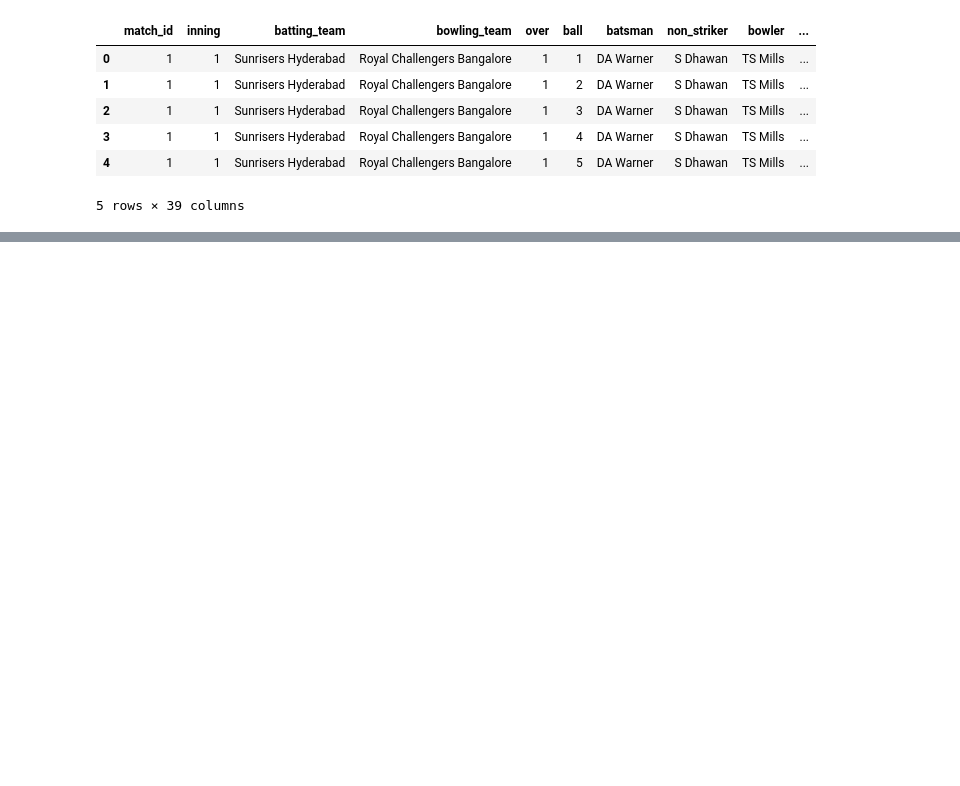
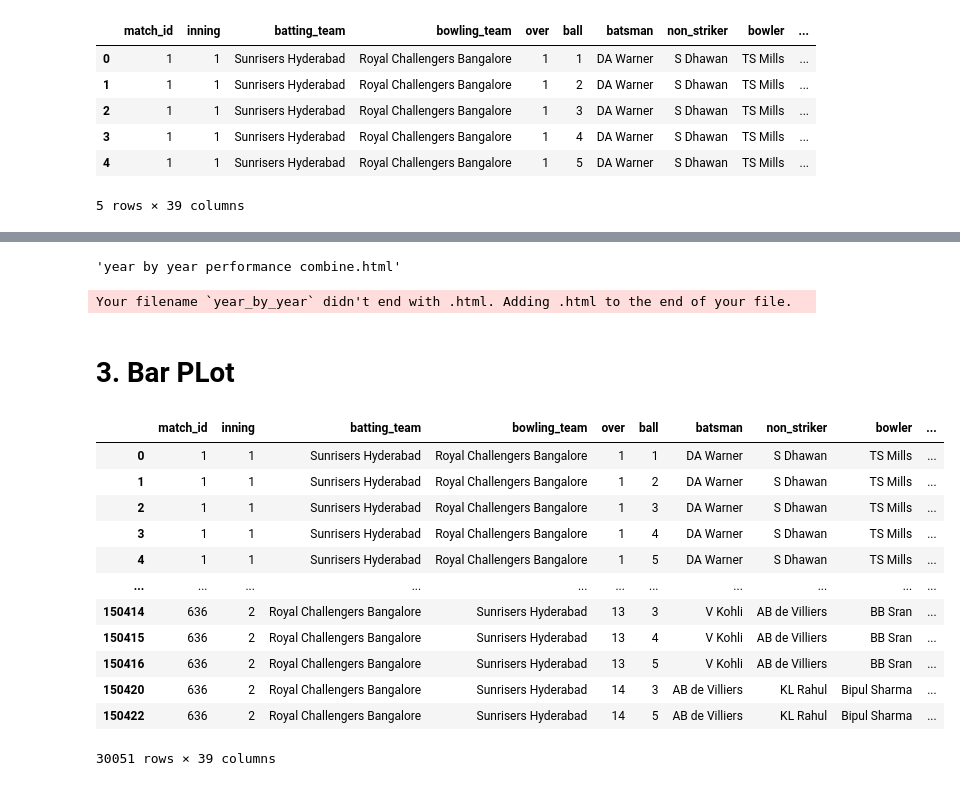
Before and after one commit to Nihar109/plotly, a Jupyter notebook: plotly.ipynb, the cells around one changed output, grey strips where cells are left out. Cells and saved outputs as stored; diff of their text form; code cells hidden in the pictures; blank space fills up the shorter version.

```diff
--- a/plotly.ipynb
+++ b/plotly.ipynb
@@ -66,0 +459,20 @@ ipl.head()
+# %%
+trace = go.Scatter(x=performance.season,
+                   y=performance.batsman_runs,
+                   mode='lines+markers',marker={'color':'#00a65a'}
+                  ,name = 'Virat Kohli')
+
+trace1 = go.Scatter(x=performance1.season,
+                   y=performance1.batsman_runs,
+                   mode='lines+markers',
+                   name='MS Dhoni')
+
+data = [trace,trace1]
+
+layout = go.Layout(title='Year by Year Performnace',
+                  xaxis={'title':'Season'},
+                  yaxis={'title':'Runs'})
+fig = go.Figure(data=data,layout=layout)
+pyo.plot(fig,filename='year by year performance combine')
+# %% [output]
+'year by year performance combine.html'
@@ -66,0 +502,25 @@ ipl.head()
+# %%
+batsman_comp('V Kohli', 'RG Sharma', 'DA Warner', 'MS Dhoni')
+# %% [output]
+Your filename `year_by_year` didn't end with .html. Adding .html to the end of your file.
+# %% [markdown]
+# 3. Bar PLot
+# %%
+top10= ipl.groupby('batsman')['batsman_runs'].sum().sort_values(ascending=False).head(10).index.to_list()
+# %%
+top10_df = ipl[ipl['batsman'].isin(top10)]
+top10_df
+# %% [output]
+|  | match_id | inning | batting_team | bowling_team | over | ball | batsman | non_striker | bowler | ... |
+| 0 | 1 | 1 | Sunrisers Hyderabad | Royal Challengers Bangalore | 1 | 1 | DA Warner | S Dhawan | TS Mills | ... |
+| 1 | 1 | 1 | Sunrisers Hyderabad | Royal Challengers Bangalore | 1 | 2 | DA Warner | S Dhawan | TS Mills | ... |
+| 2 | 1 | 1 | Sunrisers Hyderabad | Royal Challengers Bangalore | 1 | 3 | DA Warner | S Dhawan | TS Mills | ... |
+| 3 | 1 | 1 | Sunrisers Hyderabad | Royal Challengers Bangalore | 1 | 4 | DA Warner | S Dhawan | TS Mills | ... |
+| 4 | 1 | 1 | Sunrisers Hyderabad | Royal Challengers Bangalore | 1 | 5 | DA Warner | S Dhawan | TS Mills | ... |
+| ... | ... | ... | ... | ... | ... | ... | ... | ... | ... | ... |
+| 150414 | 636 | 2 | Royal Challengers Bangalore | Sunrisers Hyderabad | 13 | 3 | V Kohli | AB de Villiers | BB Sran | ... |
+| 150415 | 636 | 2 | Royal Challengers Bangalore | Sunrisers Hyderabad | 13 | 4 | V Kohli | AB de Villiers | BB Sran | ... |
+| 150416 | 636 | 2 | Royal Challengers Bangalore | Sunrisers Hyderabad | 13 | 5 | V Kohli | AB de Villiers | BB Sran | ... |
+| 150420 | 636 | 2 | Royal Challengers Bangalore | Sunrisers Hyderabad | 14 | 3 | AB de Villiers | KL Rahul | Bipul Sharma | ... |
+| 150422 | 636 | 2 | Royal Challengers Bangalore | Sunrisers Hyderabad | 14 | 5 | AB de Villiers | KL Rahul | Bipul Sharma | ... |
+30051 rows × 39 columns
```
Also changed, not shown: parts of 38 cells of this notebook, 9 other files.
